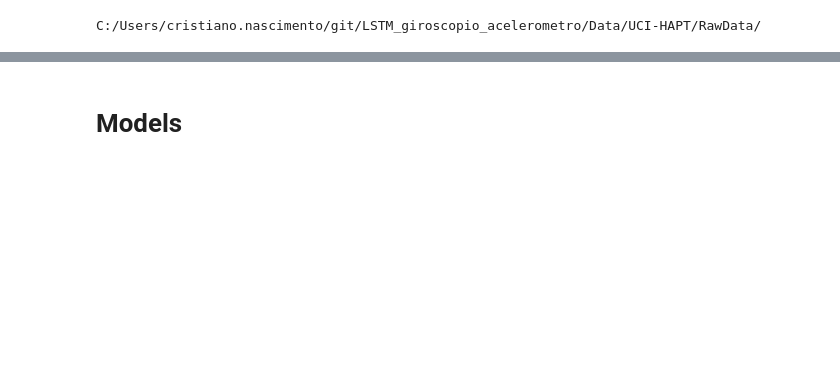
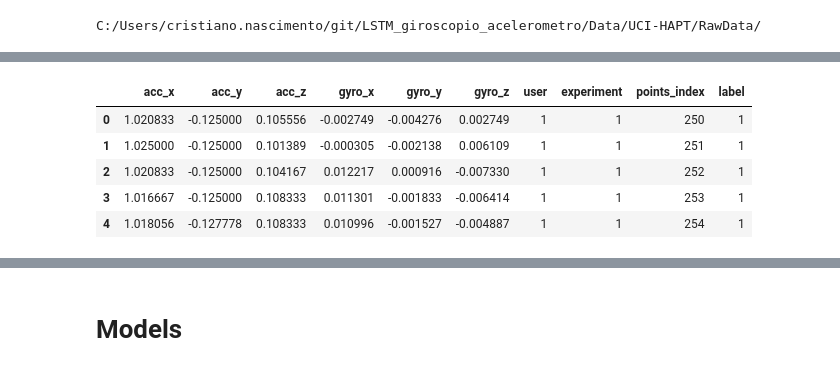
Before and after one commit to cris33rj/LSTM_giroscopio_acelerometro, a Jupyter notebook: Code/DataPrep/UCI_HAPT_with_sliding window_ATTENTION_LSTM_JITTERING_ROTATION_WARPING_MAGNITUDE .ipynb, the cells around one changed output, grey strips where cells are left out. Cells and saved outputs as stored; diff of their text form; code cells hidden in the pictures; blank space fills up the shorter version.

```diff
--- a/Code/DataPrep/UCI_HAPT_with_sliding window_ATTENTION_LSTM_JITTERING_ROTATION_WARPING_MAGNITUDE .ipynb
+++ b/Code/DataPrep/UCI_HAPT_with_sliding window_ATTENTION_LSTM_JITTERING_ROTATION_WARPING_MAGNITUDE .ipynb
@@ -262,3 +431,5 @@ labels_train = labels_train[labels_train["atividade"].isin([4,5,6,7,8,9,10])]
+# %%
+data_df = data_df[data_df["label"].isin([4,5,6,7,8,9,10])]
 # %%
 # Define the mapping dictionary
 mapping_dict = {4:0,5:1,6:2,7:3,8:4,9:5, 10:6}
@@ -284,3 +435,0 @@ labels_val = labels_val[labels_val["atividade"].isin([4,5,6,7,8,9,10])]
-# %%
-# Define the mapping dictionary
-mapping_dict = {4:0,5:1,6:2,7:3,8:4,9:5, 10:6}
@@ -342,0 +436,2 @@ X_train_data.shape
+# %%
+data_df["label"] = data_df["label"].replace(to_replace=mapping_dict)
@@ -342,0 +450,11 @@ X_train_data.shape
+# %%
+data_df = data_df.reset_index(drop = True)
+# %%
+data_df.head()
+# %% [output]
+|  | acc_x | acc_y | acc_z | gyro_x | gyro_y | gyro_z | user | experiment | points_index | label |
+| 0 | 1.020833 | -0.125000 | 0.105556 | -0.002749 | -0.004276 | 0.002749 | 1 | 1 | 250 | 1 |
+| 1 | 1.025000 | -0.125000 | 0.101389 | -0.000305 | -0.002138 | 0.006109 | 1 | 1 | 251 | 1 |
+| 2 | 1.020833 | -0.125000 | 0.104167 | 0.012217 | 0.000916 | -0.007330 | 1 | 1 | 252 | 1 |
+| 3 | 1.016667 | -0.125000 | 0.108333 | 0.011301 | -0.001833 | -0.006414 | 1 | 1 | 253 | 1 |
+| 4 | 1.018056 | -0.127778 | 0.108333 | 0.010996 | -0.001527 | -0.004887 | 1 | 1 | 254 | 1 |
```
Also changed, not shown: parts of 323 cells of this notebook, 2 other files.
